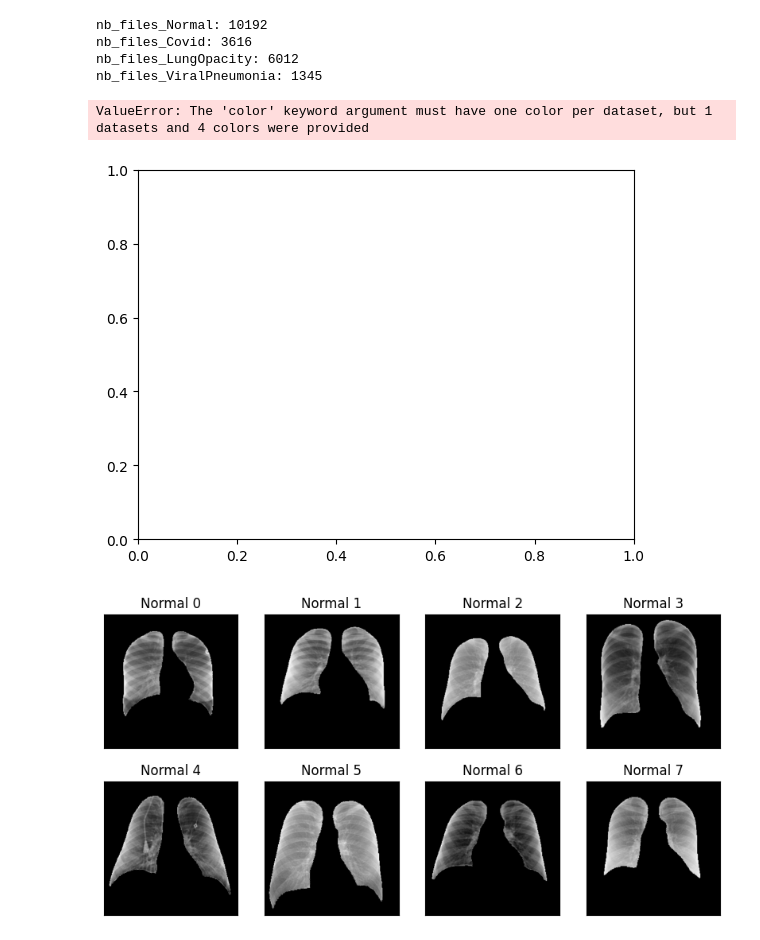
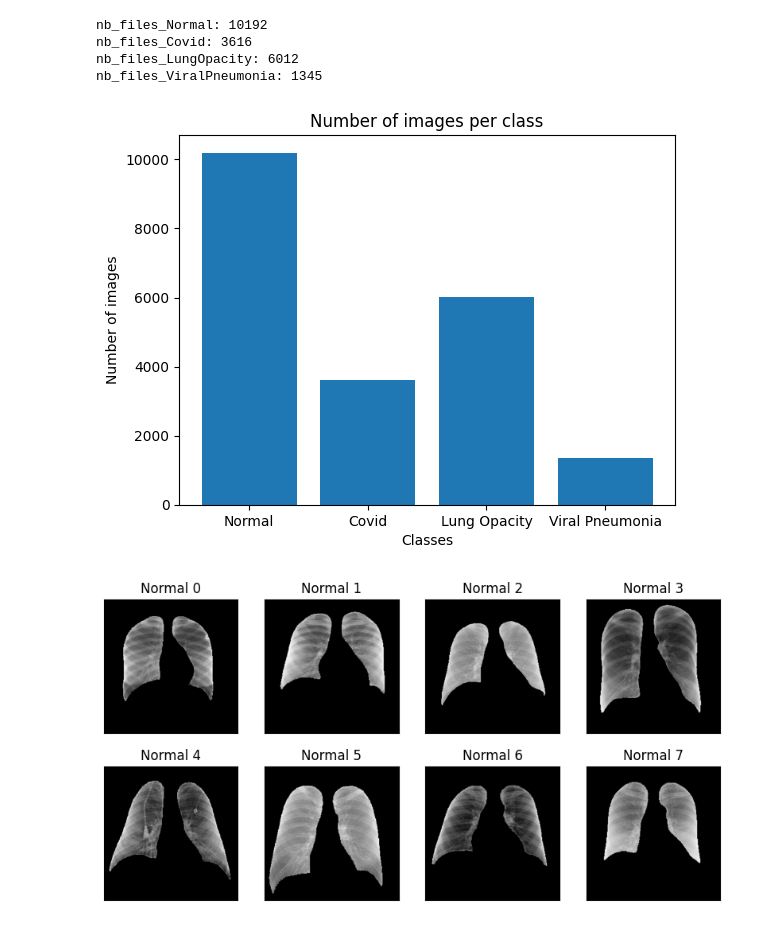
Before and after one commit to cyrilmarat/Liora_Covid, a Jupyter notebook: notebooks/exploration/read_data.ipynb, the cells around one changed output. Cells and saved outputs as stored; diff of their text form; code cells hidden in the pictures.

```diff
--- a/notebooks/exploration/read_data.ipynb
+++ b/notebooks/exploration/read_data.ipynb
@@ -74,15 +74,14 @@ nb_files_Covid: 3616
 nb_files_LungOpacity: 6012
 nb_files_ViralPneumonia: 1345
 # %%
-plt.bar([0, 1, 2, 3], [all_img_Norm al.shape[2], all_img_Covid.shape[2], all_img_LungOpacity.shape[2], all_img_ViralPneumonia.shape[2]], color=['blue', 'orange', 'green', 'red'])
+plt.bar([0, 1, 2, 3], [all_img_Normal.shape[2], all_img_Covid.shape[2], all_img_LungOpacity.shape[2], all_img_ViralPneumonia.shape[2]])
 plt.xlabel('Classes')
 plt.ylabel('Number of images')
 plt.title('Number of images per class')
 plt.xticks([0, 1, 2, 3], ['Normal', 'Covid', 'Lung Opacity', 'Viral Pneumonia'])
 plt.show()
 # %% [output]
-ValueError: The 'color' keyword argument must have one color per dataset, but 1 datasets and 4 colors were provided
-[figure, old version]
+[figure, new version]
 # %%
 
 rows = 2
```
Also changed, not shown: parts of 3 cells of this notebook.
